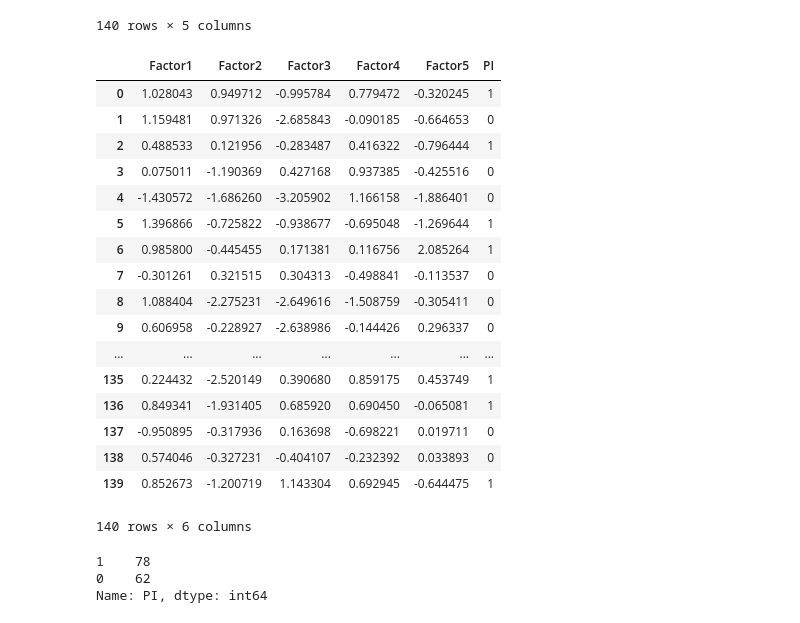
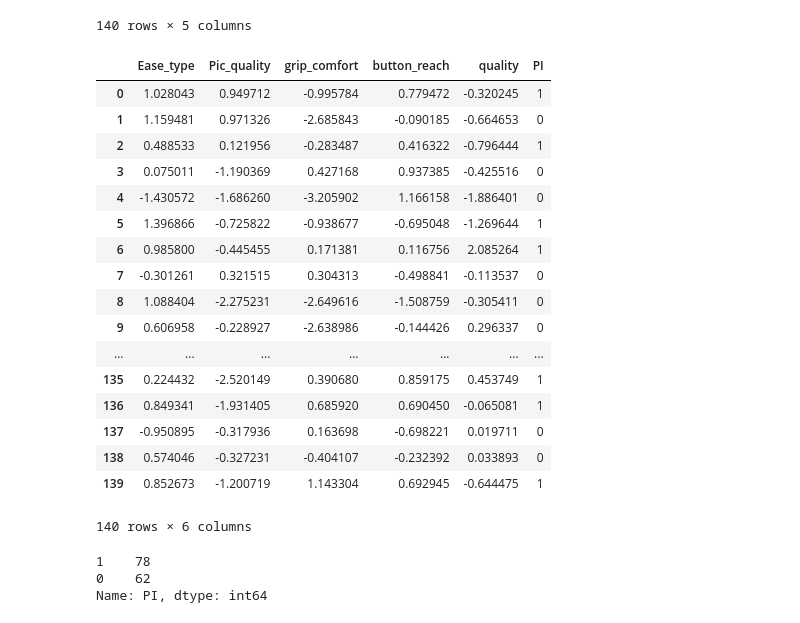
Before and after one commit to logisticregress/Data_Science_Projects, a Jupyter notebook: Logistic_Regression.ipynb, the cells around one changed output. Saved outputs shown, nothing was run; the diff lists cells and outputs as text; code cells hidden in the pictures.

```diff
--- a/Logistic_Regression.ipynb
+++ b/Logistic_Regression.ipynb
@@ -108,13 +111,16 @@ FS
 # %%
 import pandas as pd
 df_n = df.dropna(how = "any")
 df_n
 df_n = df_n.reset_index(drop=True)
 df_n
 FS['PI'] = pd.Series(df_n['Purchase_intent'])
+
+FS.rename(columns={'Factor1': 'Ease_type', 'Factor2': 'Pic_quality', 'Factor3': 'grip_comfort', 'Factor4': 'button_reach', 'Factor5': 'quality'}, inplace=True)
+
 FS
 # %% [output]
-|  | Factor1 | Factor2 | Factor3 | Factor4 | Factor5 | PI |
+|  | Ease_type | Pic_quality | grip_comfort | button_reach | quality | PI |
 | 0 | 1.028043 | 0.949712 | -0.995784 | 0.779472 | -0.320245 | 1 |
 | 1 | 1.159481 | 0.971326 | -2.685843 | -0.090185 | -0.664653 | 0 |
 | 2 | 0.488533 | 0.121956 | -0.283487 | 0.416322 | -0.796444 | 1 |
```
Also changed, not shown: parts of 3 cells of this notebook.
